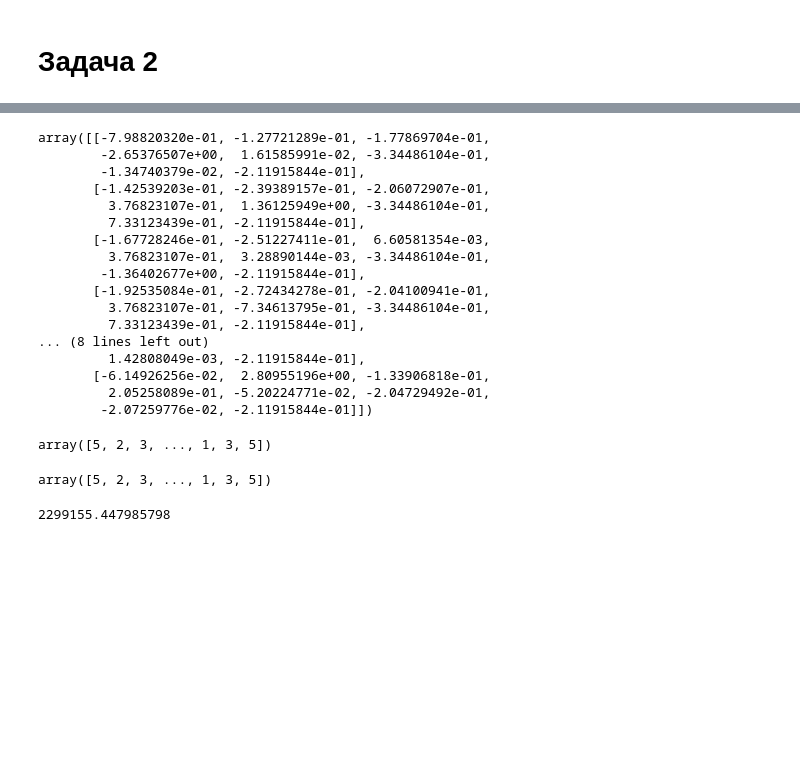
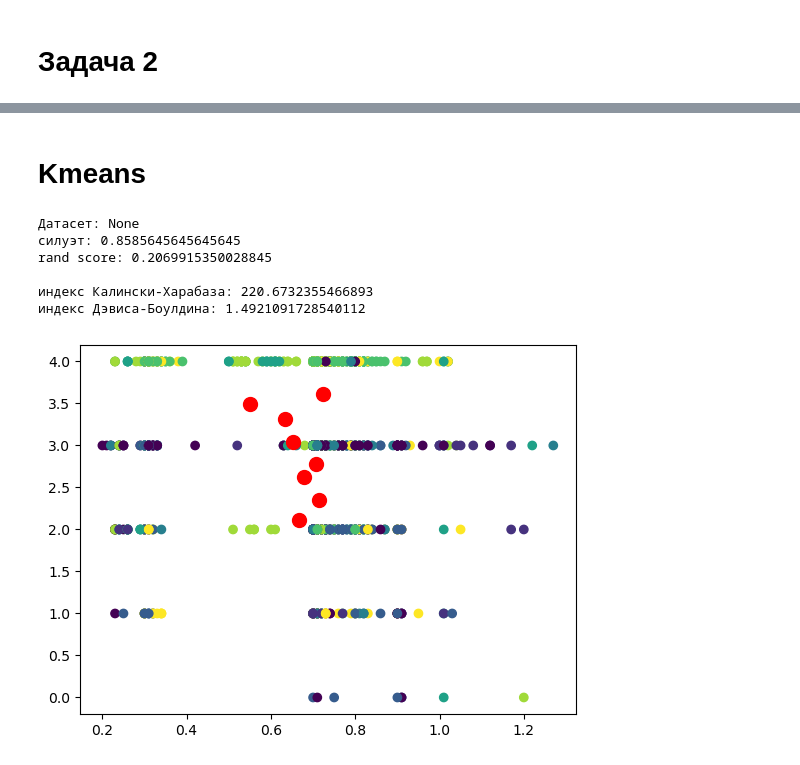
Before and after one commit to Otocolobus-manules/Mashine-Learning_3_semestr, a Jupyter notebook: Работа 6/Abramov_Egor_Lab_6.ipynb, the cells around one changed output, grey strips where cells are left out. Cells and saved outputs as stored; diff of their text form; code cells hidden in the pictures; blank space fills up the shorter version.

```diff
--- a/Работа 6/Abramov_Egor_Lab_6.ipynb
+++ b/Работа 6/Abramov_Egor_Lab_6.ipynb
@@ -414,9 +463,5 @@ print(davies_bouldin_score(data_3, predictions_3))
 # %%
 import pandas as pd
 
-link = "./data/pred_data_lab_4.csv"
-data = pd.read_csv(link)
-del data[data.columns [0]]
-for i in ["used_chip", "used_pin_number", "repeat_retailer", "online_order", "fraud"]:
-    data[i].astype(int)
-data
+data_class = pd.read_csv(r"D:\programming\GitHub_repositories\RGR_ML_3_SEM\project\data\datasets\classification_data.csv")[:1000]
+data_reg = pd.read_csv(r"D:\programming\GitHub_repositories\RGR_ML_3_SEM\project\data\datasets\regression_data.csv")[:1000]
@@ -447,35 +472,23 @@ kmeans_fit = kmeans.fit(df_sc)
 # %%
-kmeans_fit.cluster_centers_
+y_class = data_class["fraud"].to_numpy()
+x_class = data_class.drop(["fraud"], axis=1).to_numpy()
+
+y_reg = data_reg["price"].to_numpy()
+x_reg = data_reg.drop(["price"], axis=1).to_numpy()
-# %% [output]
-array([[-7.98820320e-01, -1.27721289e-01, -1.77869704e-01,
-        -2.65376507e+00,  1.61585991e-02, -3.34486104e-01,
-        -1.34740379e-02, -2.11915844e-01],
-       [-1.42539203e-01, -2.39389157e-01, -2.06072907e-01,
-         3.76823107e-01,  1.36125949e+00, -3.34486104e-01,
-         7.33123439e-01, -2.11915844e-01],
-       [-1.67728246e-01, -2.51227411e-01,  6.60581354e-03,
-         3.76823107e-01,  3.28890144e-03, -3.34486104e-01,
-        -1.36402677e+00, -2.11915844e-01],
-       [-1.92535084e-01, -2.72434278e-01, -2.04100941e-01,
-         3.76823107e-01, -7.34613795e-01, -3.34486104e-01,
-         7.33123439e-01, -2.11915844e-01],
-... (8 lines left out)
-         1.42808049e-03, -2.11915844e-01],
-       [-6.14926256e-02,  2.80955196e+00, -1.33906818e-01,
-         2.05258089e-01, -5.20224771e-02, -2.04729492e-01,
-        -2.07259776e-02, -2.11915844e-01]])
-# %%
-kmeans.labels_
-# %% [output]
-array([5, 2, 3, ..., 1, 3, 5])
-# %%
-kmeans_fit.predict(df_sc)
-# %% [output]
-array([5, 2, 3, ..., 1, 3, 5])
+# %% [markdown]
+# Kmeans
 # %%
-kmeans_fit.inertia_ # это общая WCSS.
+kmeans_reg = KMeans().fit(x_reg)
+
+kmeans_class = KMeans().fit(x_class)
-# %% [output]
-2299155.447985798
 # %%
-from sklearn.metrics import silhouette_score, silhouette_samples
+cluster_and_metrics_kmeans(x_reg, y_reg, kmeans_reg)
+# %% [output]
+Датасет: None
+силуэт: 0.8585645645645645
+rand score: 0.2069915350028845
+
+индекс Калински-Харабаза: 220.6732355466893
+индекс Дэвиса-Боулдина: 1.4921091728540112
+[figure, added]
 # %%
```
Also changed, not shown: parts of 47 cells of this notebook.
